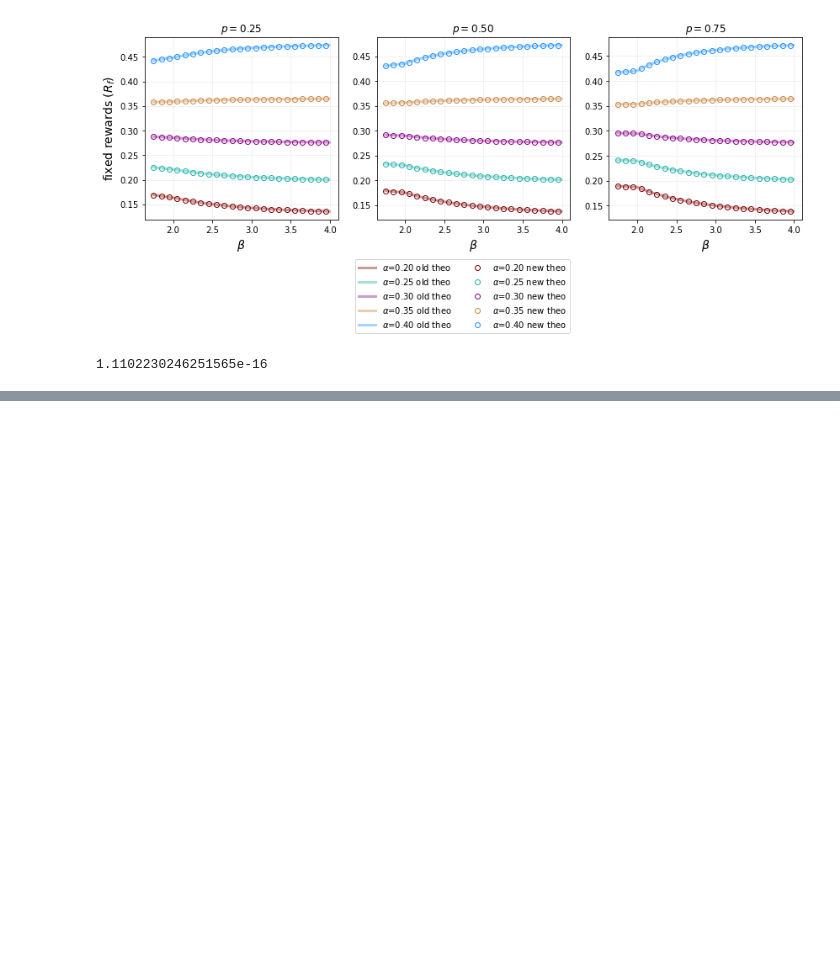
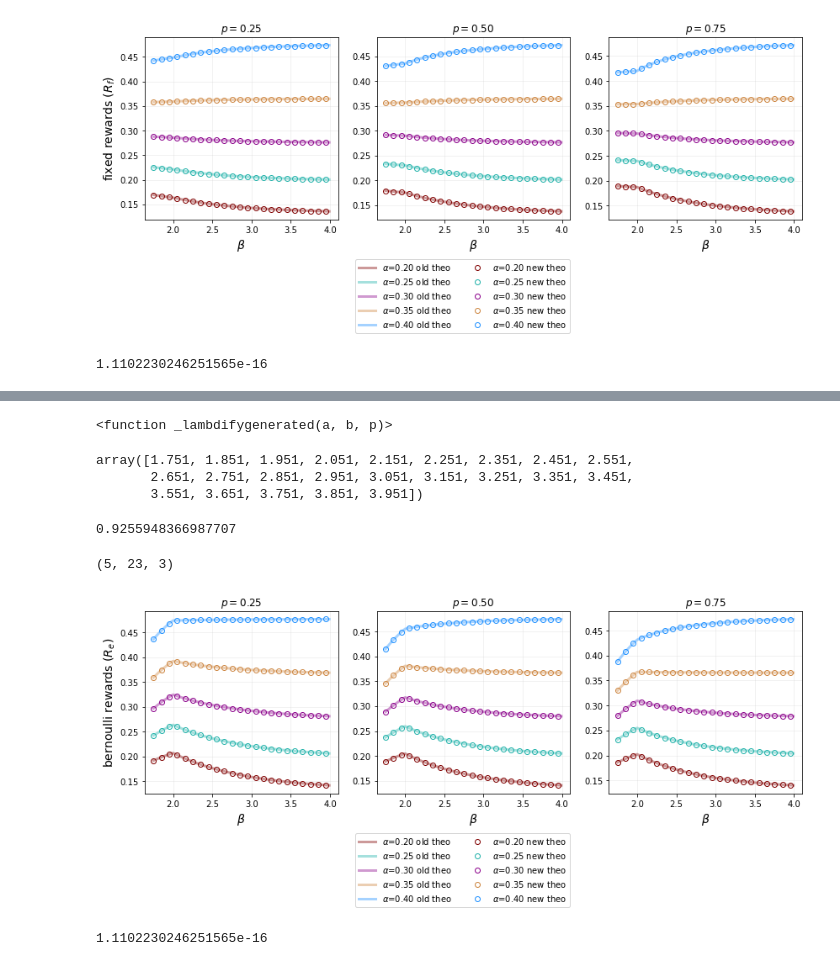
Before and after one commit to michaelneuder/opportunistic-mining, a Jupyter notebook: jan30.ipynb, the cells around one changed output, grey strips where cells are left out. Saved outputs shown, nothing was run; the diff lists cells and outputs as text; code cells hidden in the pictures; blank space fills up the shorter version.

Commit message:
bernoulli working

```diff
--- a/jan30.ipynb
+++ b/jan30.ipynb
@@ -196,0 +294,74 @@ NEW(0.3, 2., 0.5) - OLD(0.3, 2., 0.5)
+# %%
+ginalLambda = sp.lambdify((a, b, p), ginal)
+ginalLambda
+# %% [output]
+<function _lambdifygenerated(a, b, p)>
+# %%
+alphas    = [0.2, 0.25, 0.3, 0.35, 0.4]
+betas     = np.arange(1.751, 4, 0.01)
+ps        = [0.25, 0.5, 0.75] # using E=1, C=1
+newbs     = np.arange(1.751, 4, 0.1)
+newbs
+# %% [output]
+array([1.751, 1.851, 1.951, 2.051, 2.151, 2.251, 2.351, 2.451, 2.551,
+       2.651, 2.751, 2.851, 2.951, 3.051, 3.151, 3.251, 3.351, 3.451,
+       3.551, 3.651, 3.751, 3.851, 3.951])
+# %%
+test  = finalLambda(a=0.3, b=1, p=0.5)
+test2 = ginalLambda(a=0.3, b=1, p=0.5)
+test+test2
+# %% [output]
+0.9255948366987707
+# %%
+newResBern = []
+for a_ in alphas:
+    temp1 = []
+    for b_ in newbs:
+        temp2 = []
+        for p_ in ps:
+            attack = finalLambda(a=a_, b=b_, p=p_)
+            honest = ginalLambda(a=a_, b=b_, p=p_)
+            temp2.append(attack/(attack+honest))
+        temp1.append(temp2)
+    newResBern.append(temp1)
+newResBern = np.array(newResBern)
+newResBern.shape
+# %% [output]
+(5, 23, 3)
+# %%
+f, axarr = plt.subplots(ncols=3, figsize=(14,4))
+
+colors = ['maroon', 'lightseagreen', 'darkmagenta', 'peru', 'dodgerblue']
+handles, labels = [], []
+
+for i in range(3):
+    ax = axarr[i]
+    for j, a_ in enumerate(alphas):
+        line, = ax.plot(betas, berTheoRes[j,:,i], linewidth=3, color=colors[j], alpha=0.4,
+                        label=r'$\alpha$={:0.2f} old theo'.format(a_))
+        if i == 0:
+            handles.append(line)
+            labels.append(r'$\alpha$={:0.2f} old theo'.format(a_))
+
+for i in range(3):
+    ax = axarr[i]
+    for j, a_ in enumerate(alphas):
+        marker, = ax.plot(newbs, newResBern[j,:,i], marker='o', color=colors[j], linestyle='none',
+                          fillstyle='none', label=r'$\alpha$={:0.2f} new theo'.format(a_))
+        if i == 0:
+            handles.append(marker)
+            labels.append(r'$\alpha$={:0.2f} new theo'.format(a_))
+
+
+for i, ax in enumerate(axarr):
+    ax.grid(alpha=0.2)
+    ax.set_xlabel(r'$\beta$', size=14)
+    ax.set_title(r'$p=${:0.2f}'.format(ps[i]))
+
+axarr[0].set_ylabel(r'bernoulli rewards ($R_e)$', size=14)
+f.legend(handles, labels, loc='upper center', bbox_to_anchor=(0.5, -0.02), ncol=2)
+
+plt.savefig('out.png', dpi=150, bbox_inches='tight', facecolor='white')
+plt.show()
+# %% [output]
+[figure, added]
@@ -196,0 +376,4 @@ NEW(0.3, 2., 0.5) - OLD(0.3, 2., 0.5)
+# %%
+NEW_BER(0.3, 2., 0.5) - OLD_BER(0.3, 2., 0.5)
+# %% [output]
+1.1102230246251565e-16
```
Also changed, not shown: parts of 17 cells of this notebook, 1 other file.
